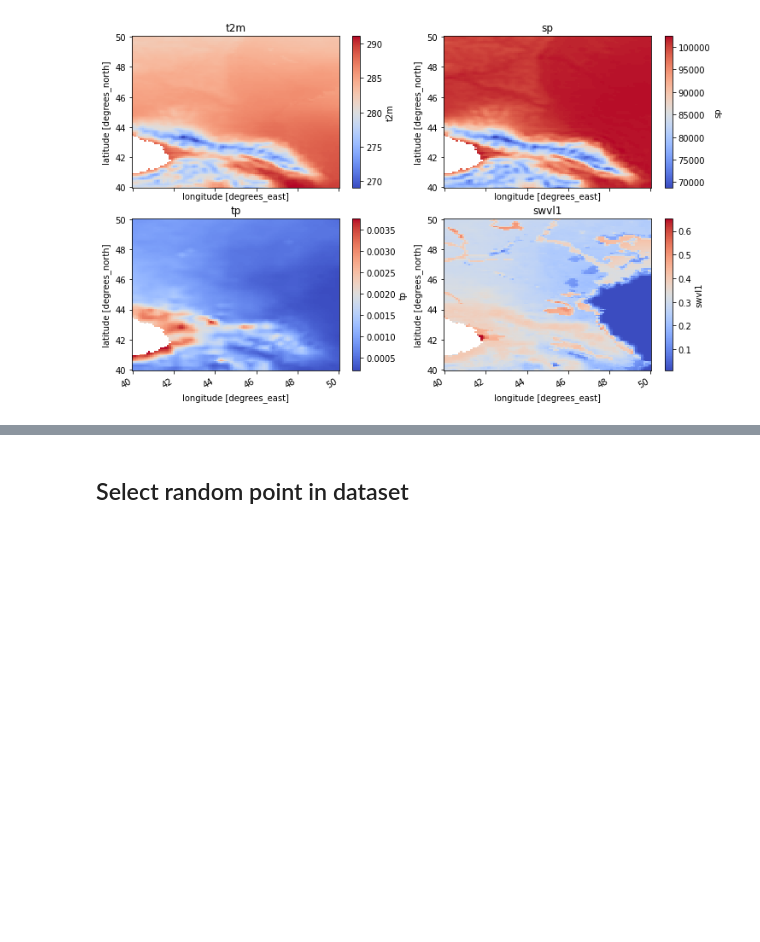
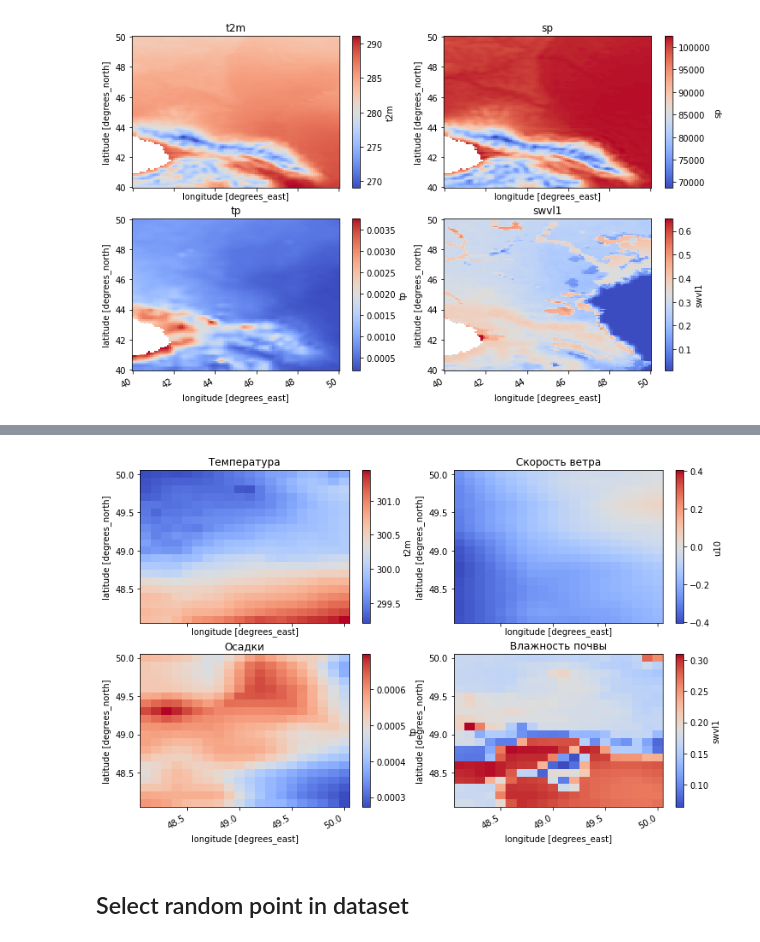
Before and after one commit to mishagrol/SoilMoistureForecasting, a Jupyter notebook: notebooks/1_Read_data.ipynb, the cells around one changed output, grey strips where cells are left out. Cells and saved outputs as stored; diff of their text form; code cells hidden in the pictures; blank space fills up the shorter version.

```diff
--- a/notebooks/1_Read_data.ipynb
+++ b/notebooks/1_Read_data.ipynb
@@ -47,3 +65,21 @@ for i, ax in enumerate([ax1, ax2, ax3, ax4]):
+# %%
+mask_lon = df_xr.longitude > 48
+mask_lat = df_xr.latitude > 48
+cropped_df = df_xr.where(mask_lon & mask_lat, drop=True)
+
+summer_ds = cropped_df.sel(time=slice("2021-06-01", "2021-08-01"))
+
+fig, ((ax1, ax2), (ax3, ax4)) = plt.subplots(nrows=2,ncols=2, figsize=(12,8))
+fig.autofmt_xdate()
+
+target_plots = ['t2m', 'u10', 'tp', 'swvl1']
+plot_names = ['Температура', 'Скорость ветра', 'Осадки', 'Влажность почвы']
+for i, ax in enumerate([ax1, ax2, ax3, ax4]):
+    (summer_ds.mean(dim='time')[target_plots[i]]).plot(ax=ax, cmap='coolwarm')
+    ax.set_title(plot_names[i])
+plt.savefig('../plots/input_dataset.png', dpi=300)
+# %% [output]
+[figure, added]
 # %% [markdown]
 ## Select random point in dataset
 # %%
```
Also changed, not shown: parts of 6 cells of this notebook, 12 other files.
